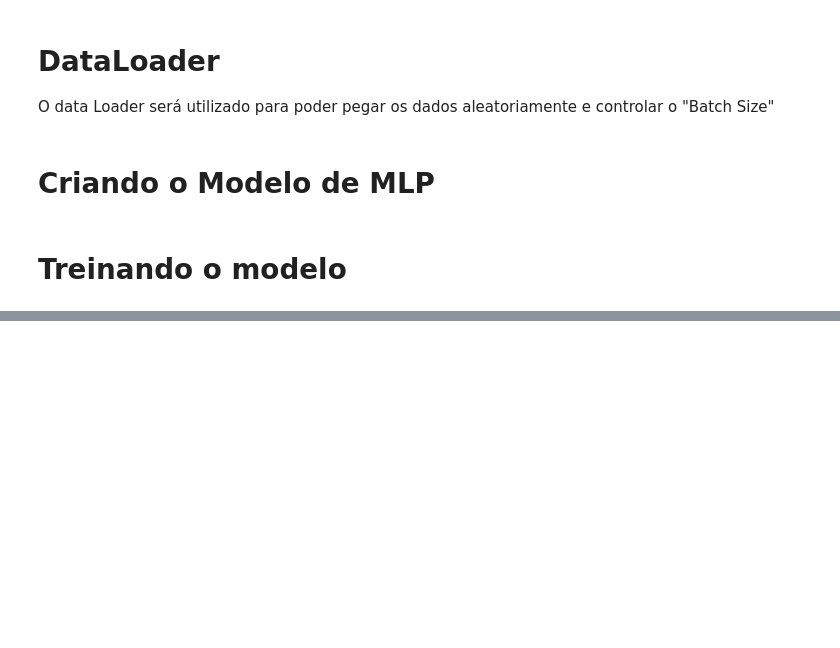
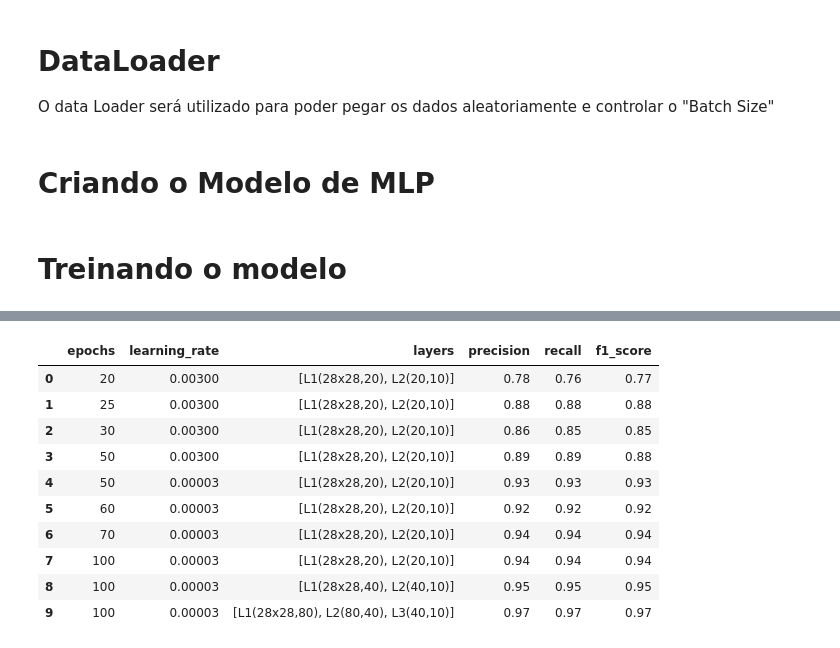
Before and after one commit to Erickllino/Projeto-IF702, a Jupyter notebook: main.ipynb, the cells around one changed output, grey strips where cells are left out. Drawn from its saved outputs; the diff is of its cells as text; code cells hidden in the pictures; blank space fills up the shorter version.

```diff
--- a/main.ipynb
+++ b/main.ipynb
@@ -110,0 +168,15 @@ def training( N_Epochs, model, loss_fn, opt  ):
+# %%
+df = pd.read_json('Experimentos_MLP.json')
+df
+# %% [output]
+|  | epochs | learning_rate | layers | precision | recall | f1_score |
+| 0 | 20 | 0.00300 | [L1(28x28,20), L2(20,10)] | 0.78 | 0.76 | 0.77 |
+| 1 | 25 | 0.00300 | [L1(28x28,20), L2(20,10)] | 0.88 | 0.88 | 0.88 |
+| 2 | 30 | 0.00300 | [L1(28x28,20), L2(20,10)] | 0.86 | 0.85 | 0.85 |
+| 3 | 50 | 0.00300 | [L1(28x28,20), L2(20,10)] | 0.89 | 0.89 | 0.88 |
+| 4 | 50 | 0.00003 | [L1(28x28,20), L2(20,10)] | 0.93 | 0.93 | 0.93 |
+| 5 | 60 | 0.00003 | [L1(28x28,20), L2(20,10)] | 0.92 | 0.92 | 0.92 |
+| 6 | 70 | 0.00003 | [L1(28x28,20), L2(20,10)] | 0.94 | 0.94 | 0.94 |
+| 7 | 100 | 0.00003 | [L1(28x28,20), L2(20,10)] | 0.94 | 0.94 | 0.94 |
+| 8 | 100 | 0.00003 | [L1(28x28,40), L2(40,10)] | 0.95 | 0.95 | 0.95 |
+| 9 | 100 | 0.00003 | [L1(28x28,80), L2(80,40), L3(40,10)] | 0.97 | 0.97 | 0.97 |
```
Also changed, not shown: parts of 8 cells of this notebook.
